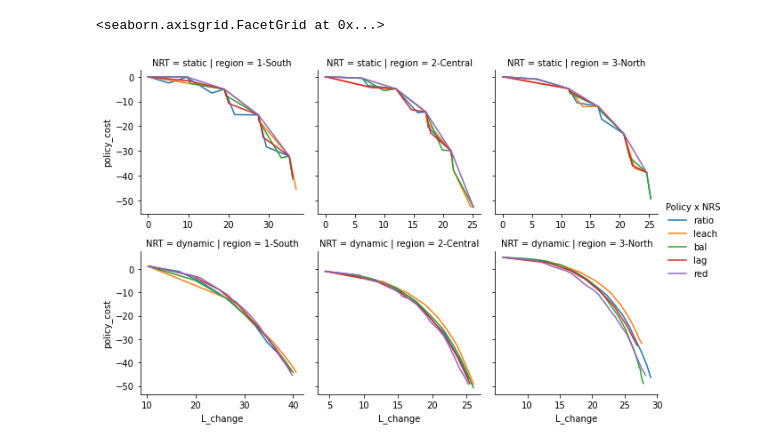
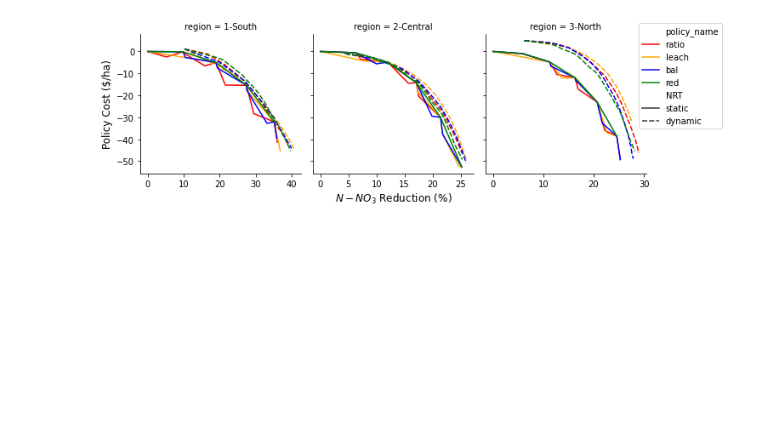
Before and after one commit to germanmandrini/n_policy, a Jupyter notebook: Codes/5e_L_reduction_cost_regions.ipynb, the cells around one changed output. Saved outputs shown, nothing was run; the diff lists cells and outputs as text; code cells hidden in the pictures; blank space fills up the shorter version.

```diff
--- a/Codes/5e_L_reduction_cost_regions.ipynb
+++ b/Codes/5e_L_reduction_cost_regions.ipynb
@@ -8,6 +8,6 @@ import seaborn as sns
 # %%
 perfomances_dt4 = pyreadr.read_r("/home/germanm2/n_policy_box/Data/files_rds/perfomances_dt4.rds")[None] # also works for RData
-perfomances_dt4
+perfomances_dt4 = perfomances_dt4[perfomances_dt4['policy_name'] != 'lag']
 # baselevel_p = perfomances_dt5[(perfomances_dt5['NRT'] == 'static') & (perfomances_dt5['policy'] == 'leach_0')]['P'].to_numpy()[0]
 # perfomances_dt5['P_dlt'] = perfomances_dt5['P']-baselevel_p
 # # CalcGetulate base level Y_corn and create Y_corn_pct (% change with baselevel)
@@ -42,37 +42,26 @@ perfomances_dt4
-# %%
-kw = {'color': ['red', 'orange', 'blue', 'green','red', 'orange','blue','green'],
-      'linestyle' : ["-","-","-","-", "-","-","-", "-"]}
-
-graph = sns.FacetGrid(perfomances_dt4, row = 'NRT', col ='region', hue ='policy_name',
-                      sharey = 'row', sharex = False, margin_titles=False)
-
-graph.map(sns.lineplot, "L_change", "policy_cost").add_legend(title = 'Policy x NRS')  #, loc="lower center",bbox_to_anchor=(0.5, -0.3), ncol=2
-
-#--------------------------------
-# graph.map_dataframe(sns.lineplot, x = "L_change", y = "policy_cost",
-#                     hue = "policy_name",
-#             palette=['red', 'orange', 'blue', 'green'],
-#             hue_order = ['ratio', 'leach', 'bal', 'red'])
-#--------------------------------
-
-# # Form a facetgrid using columns with a hue
-
-# kw = {'color': ['green', 'green'], 'linestyle' : ["-","--"]}
-# kw = {'color': ['red', 'orange', 'blue', 'green','red', 'orange','blue','green'], 'linestyle' : ["-","-","-","-", "--","--","--", "--"]}
-
-# graph = seaborn.FacetGrid(plot_dt_long, row ='variable', col ='policy_name', hue ='policy_NRT',
-#                           sharey = 'row', sharex = False, margin_titles=False, hue_kws=kw,
-#                           hue_order = ['ratio_static', 'leach_static', 'bal_static', 'red_static', 'ratio_dynamic', 'leach_dynamic', 'bal_dynamic', 'red_dynamic'],
-#                           col_order = ['ratio', 'leach', 'bal', 'red'],
-#                           row_order = ['N_fert', 'Y_corn', 'L_change', 'P', 'G', 'net_balance'])
-
-
-# # map the above form facetgrid with some attributes
-
-# graph.map(seaborn.lineplot, "policy_val", "value").add_legend(title = 'Policy x NRS')  #, loc="lower center",bbox_to_anchor=(0.5, -0.3), ncol=2
-# %% [output]
-<seaborn.axisgrid.FacetGrid at 0x...>
-[figure, removed]
+# %%
+# Form a facetgrid using columns with a hue
+import seaborn
+kw = {'color': ['red', 'orange', 'blue', 'green','red', 'orange','blue','green'], 'linestyle' : ["-","-","-","-", "--","--","--", "--"]}
+
+graph = seaborn.FacetGrid(perfomances_dt4, col ='region', sharey = 'row', sharex = False, margin_titles=False)
+
+graph.map_dataframe(seaborn.lineplot, x = "L_change", y = "policy_cost", style = 'NRT',
+                    hue = "policy_name", palette=['red', 'orange', 'blue', 'green'], hue_order = ['ratio', 'leach', 'bal', 'red'])
+
+plt.legend(bbox_to_anchor=(1.5, 0.7), loc='right')
+
+
+graph.axes[0,0].set_ylabel("Policy Cost ($/ha)", size = 12)
+graph.axes[0,1].set_xlabel('$N-NO_3$ Reduction (%)', size = 12)
+
+
+plot_file_name = "/home/germanm2/n_policy_box/Data/figures/policy_cost_region.pdf"
+plt.savefig(plot_file_name, dpi=300, bbox_inches='tight')
+plot_file_name = "/home/germanm2/n_policy_box/Data/figures/policy_cost_region.png"
+plt.savefig(plot_file_name, dpi=300, bbox_inches='tight')
+# %% [output]
+[figure, added]
 # %%
 # perfomances_dt5 = perfomances_dt5[perfomances_dt5['L_change'] >= 0]
 perfomances_dt5 = perfomances_dt5.sort_values(by=['policy_val'])
```
Also changed, not shown: parts of 4 cells of this notebook, 2 other files.
